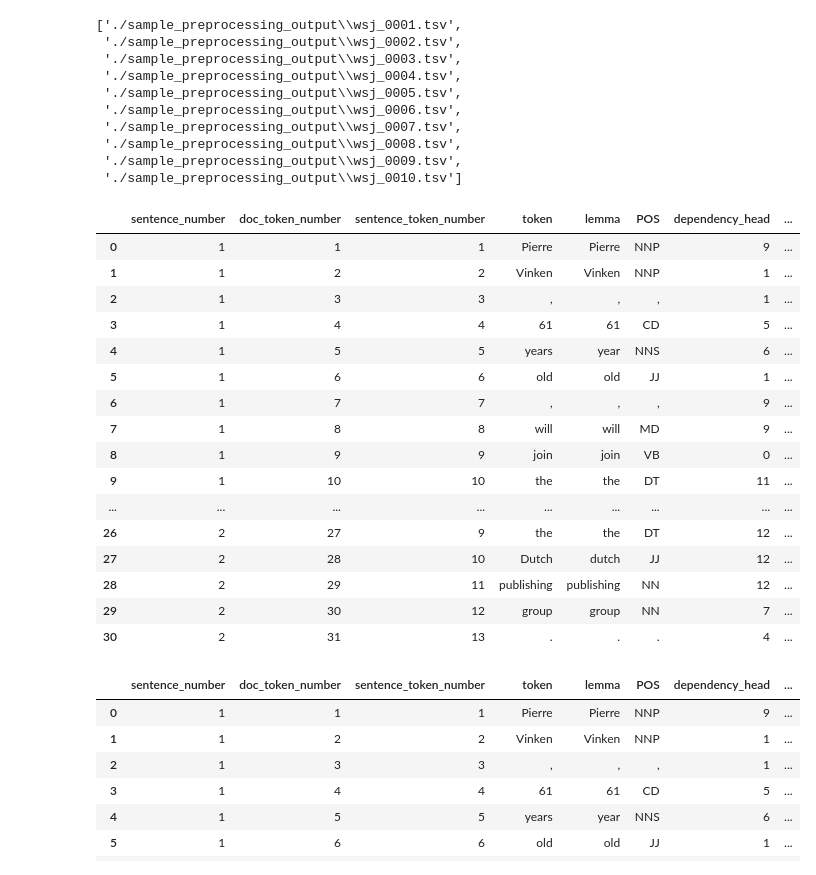
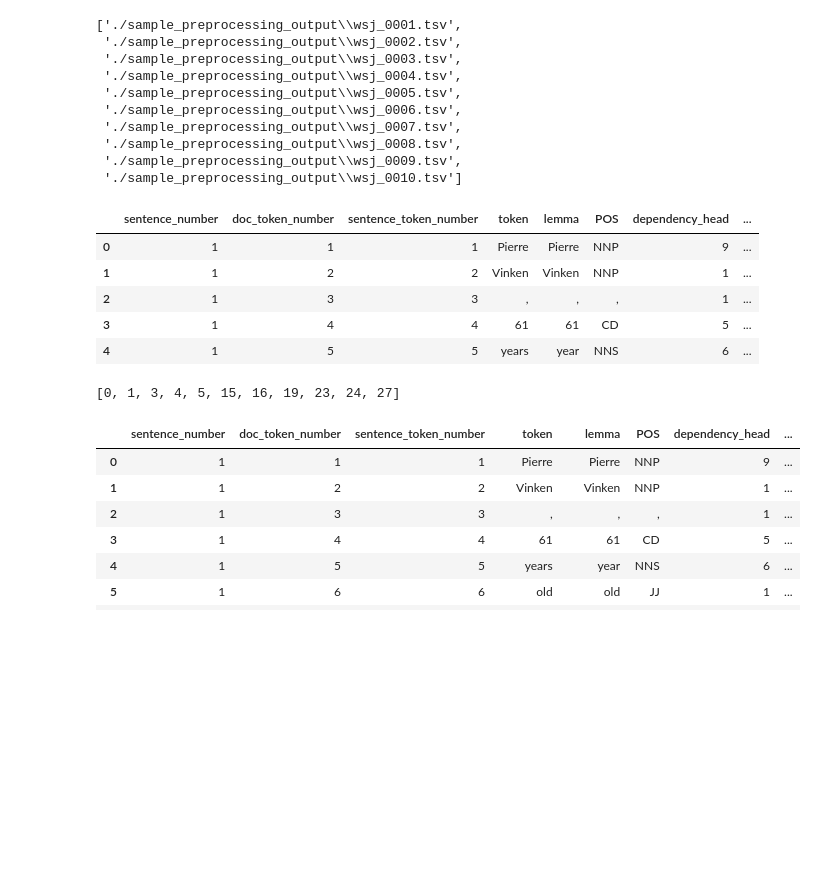
Before and after one commit to SorenKF/cueties, a Jupyter notebook: Feature_engineering_Q.ipynb, the cells around one changed output. Saved outputs shown, nothing was run; the diff lists cells and outputs as text; code cells hidden in the pictures; blank space fills up the shorter version.

```diff
--- a/Feature_engineering_Q.ipynb
+++ b/Feature_engineering_Q.ipynb
@@ -19,26 +19,19 @@ filepath = './sample_preprocessing_output/wsj_0001.tsv'
 # %%
 df = pd.read_csv(filepath, delimiter='\t', index_col=0)
 df = df[['sentence_number', 'doc_token_number', 'sentence_token_number', 'token', 'lemma', 'POS',
     'dependency_head', 'dependency_label', 'ne_info', 'cue_label']]
-df
+df.head()
 # %% [output]
 |  | sentence_number | doc_token_number | sentence_token_number | token | lemma | POS | dependency_head | ... |
 | 0 | 1 | 1 | 1 | Pierre | Pierre | NNP | 9 | ... |
 | 1 | 1 | 2 | 2 | Vinken | Vinken | NNP | 1 | ... |
 | 2 | 1 | 3 | 3 | , | , | , | 1 | ... |
 | 3 | 1 | 4 | 4 | 61 | 61 | CD | 5 | ... |
 | 4 | 1 | 5 | 5 | years | year | NNS | 6 | ... |
-| 5 | 1 | 6 | 6 | old | old | JJ | 1 | ... |
-| 6 | 1 | 7 | 7 | , | , | , | 9 | ... |
-| 7 | 1 | 8 | 8 | will | will | MD | 9 | ... |
-| 8 | 1 | 9 | 9 | join | join | VB | 0 | ... |
-| 9 | 1 | 10 | 10 | the | the | DT | 11 | ... |
-| ... | ... | ... | ... | ... | ... | ... | ... | ... |
-| 26 | 2 | 27 | 9 | the | the | DT | 12 | ... |
-| 27 | 2 | 28 | 10 | Dutch | dutch | JJ | 12 | ... |
-| 28 | 2 | 29 | 11 | publishing | publishing | NN | 12 | ... |
-| 29 | 2 | 30 | 12 | group | group | NN | 7 | ... |
-| 30 | 2 | 31 | 13 | . | . | . | 4 | ... |
+# %%
+list(df[df['ne_info'] != 'O'].index)
+# %% [output]
+[0, 1, 3, 4, 5, 15, 16, 19, 23, 24, 27]
 # %%
 def get_boundary_indices(df, boundary_type='sent'):
     """
```
Also changed, not shown: parts of 4 cells of this notebook.
